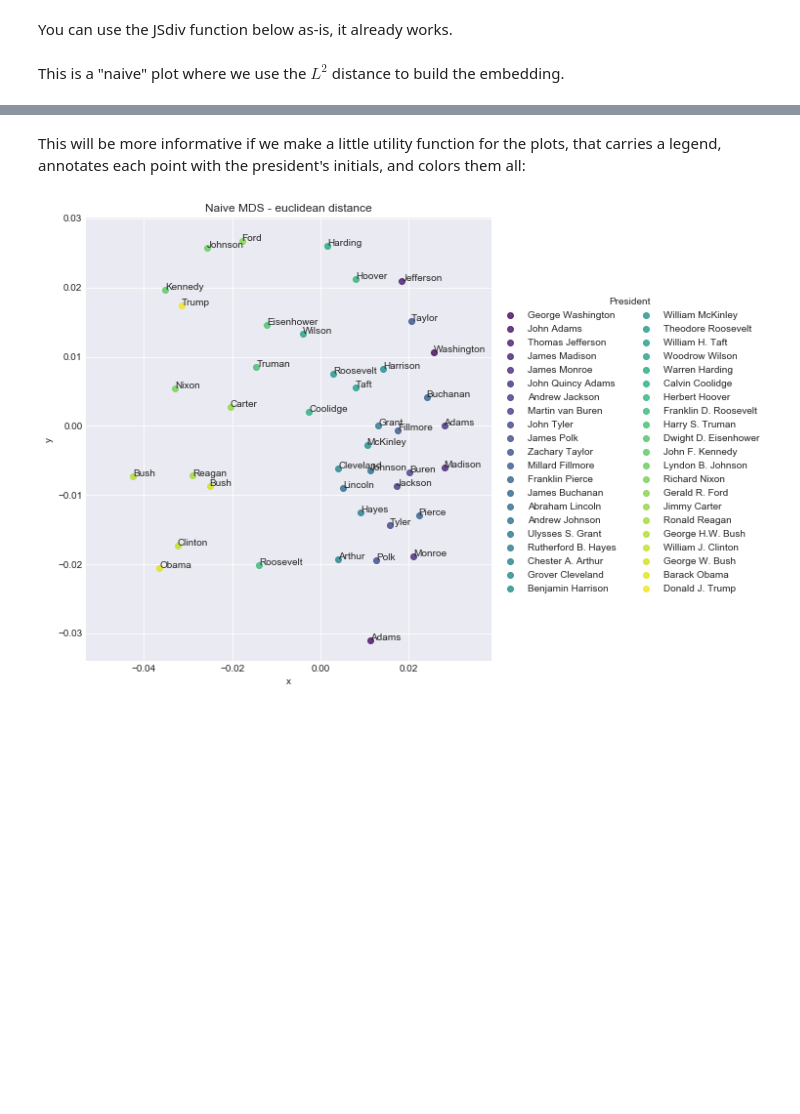
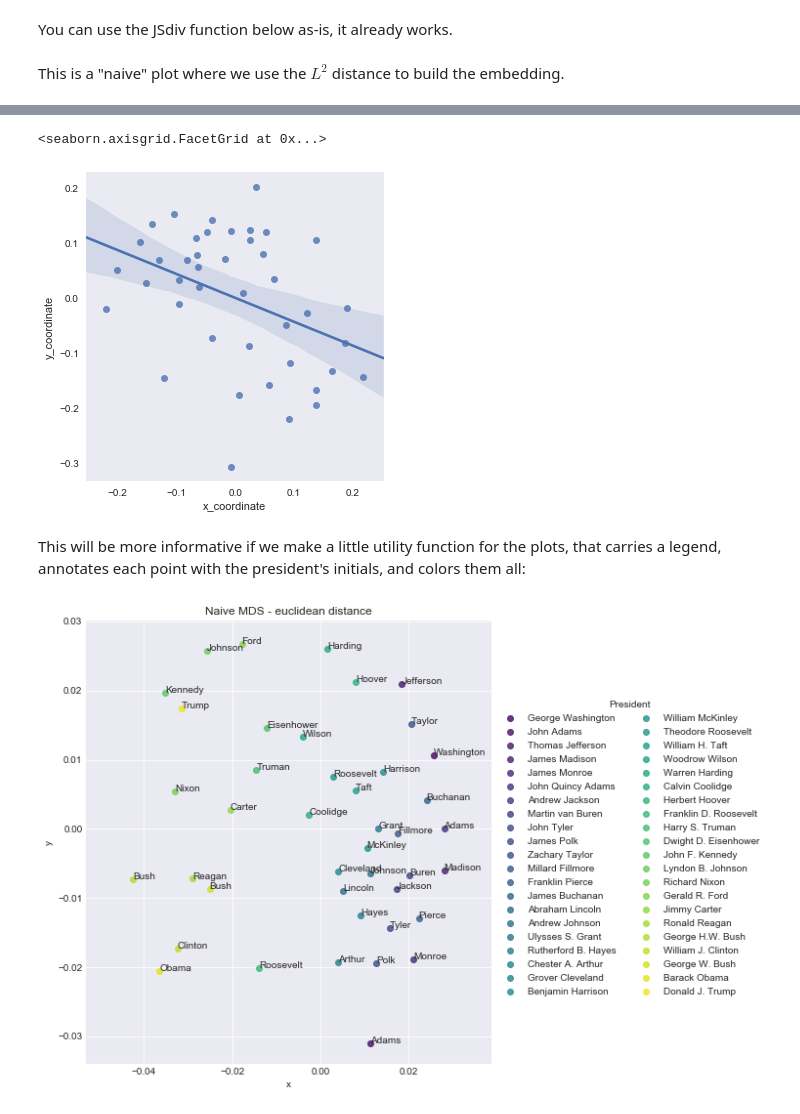
Before and after one commit to jacobakh/StateofUnionSpeechs, a Jupyter notebook: state_of_the_union_analysis-p4.ipynb, the cells around one changed output, grey strips where cells are left out. Drawn from its saved outputs; the diff is of its cells as text; code cells hidden in the pictures; blank space fills up the shorter version.

```diff
--- a/state_of_the_union_analysis-p4.ipynb
+++ b/state_of_the_union_analysis-p4.ipynb
@@ -124,3 +83,12 @@ pmn.T
+# %%
+#Create JS distance matrix
+def distance_matrix_JS(data, function):
+    for i in range(0,size):
+        for j in range(0,i):
+            distance_mat[i, j] = function(data.iloc[:,i], data.iloc[:,j])
+            distance_mat[j, i] = function(data.iloc[:,i],data.iloc[:,j])
+    return(distance_mat)
+JS_dis = distance_matrix_JS(pmn, JSdiv)
 # %%
 # YOUR CODE HERE
 #pres_mat.head()
@@ -208,3 +164,20 @@ for i, txt in enumerate(list(pmn.columns)):
+# %%
+pres_names = pd.DataFrame(list(pmn.columns))
+JS_points_df = pd.DataFrame((JS_points))
+pres_names['tmp'] = range(0,42)
+JS_points_df['tmp'] = range(0,42)
+df = pd.merge(JS_points_df, pres_names, on=['tmp'], how='outer')
+df = df.drop('tmp', axis=1)
+df.columns = ['x_coordinate', 'y_coordinate', 'President']
+#sns.lmplot(x = df['x_coordinate'], y = df['y_coordinate'], data = df['President'])
+#df.sort_index(df.iloc['x_coordinate'])
+#df.sort_values(df['x_coordinate'])
+# columns = ['x_coordinate', 'y_coordinate']
+# df[columns] = df[columns].astype(int)
+sns.lmplot(x = 'x_coordinate', y = 'y_coordinate', data = df)
+# %% [output]
+<seaborn.axisgrid.FacetGrid at 0x...>
+[figure, added]
 # %% [markdown]
 This will be more informative if we make a little utility function for the plots, that carries a legend, annotates each point with the president's initials, and colors them all:
 # %%
```
Also changed, not shown: parts of 13 cells of this notebook.
